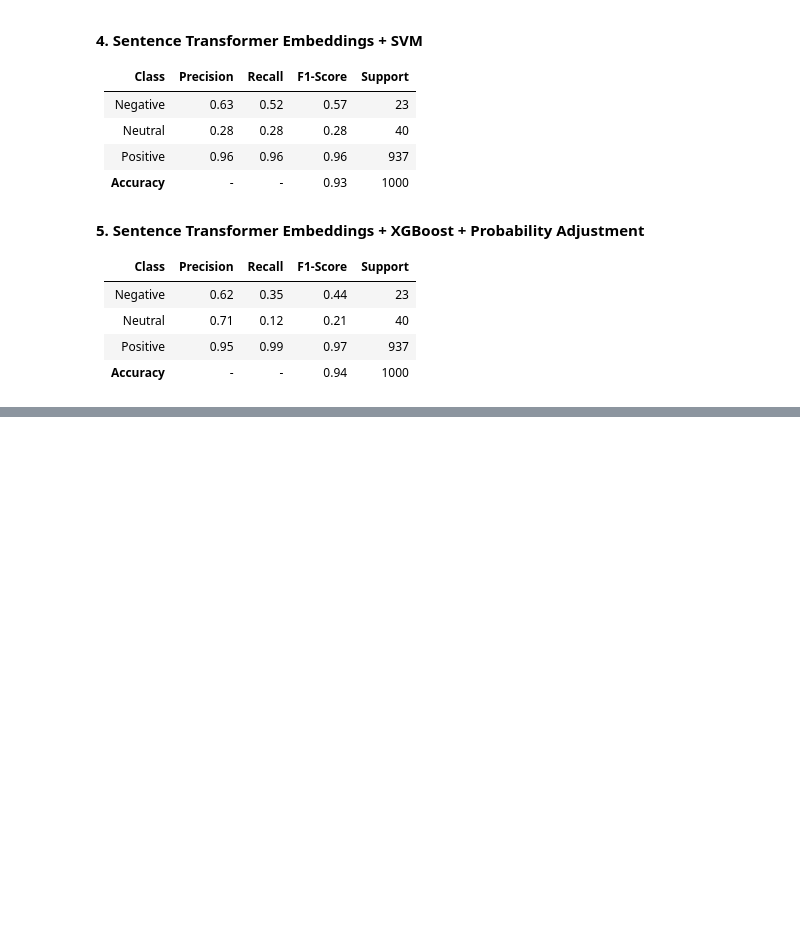
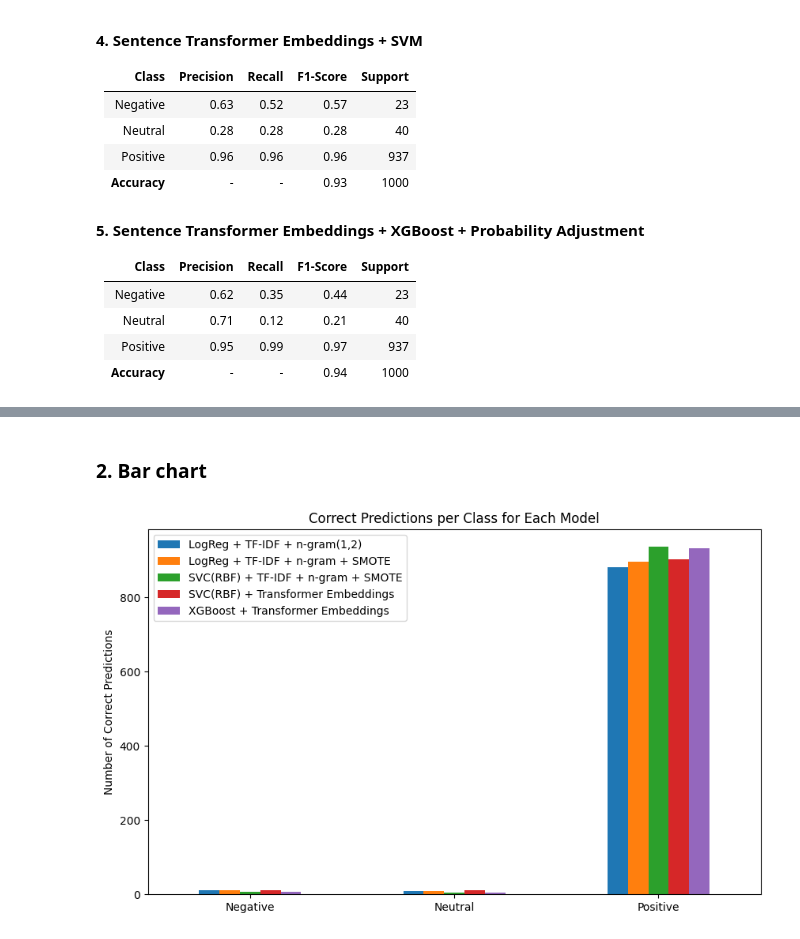
Before and after one commit to dudamelloa/automated-customer-reviews, a Jupyter notebook: notebooks/main.ipynb, the cells around one changed output, grey strips where cells are left out. Saved outputs shown, nothing was run; the diff lists cells and outputs as text; code cells hidden in the pictures; blank space fills up the shorter version.

```diff
--- a/notebooks/main.ipynb
+++ b/notebooks/main.ipynb
@@ -733,0 +786,16 @@ Class imbalance dominates results:
+# %% [markdown]
+### 2. Bar chart
+# %%
+# Correct predictions per class (diagonal)
+correct_preds = {model: np.diag(cm) for model, cm in cms.items()}
+
+# Convert to DataFrame
+import pandas as pd
+df_correct = pd.DataFrame(correct_preds, index=labels)
+df_correct.plot(kind='bar', figsize=(10,6))
+plt.ylabel("Number of Correct Predictions")
+plt.title("Correct Predictions per Class for Each Model")
+plt.xticks(rotation=0)
+plt.show()
+# %% [output]
+[figure, added]
```
Also changed, not shown: parts of 4 cells of this notebook.
